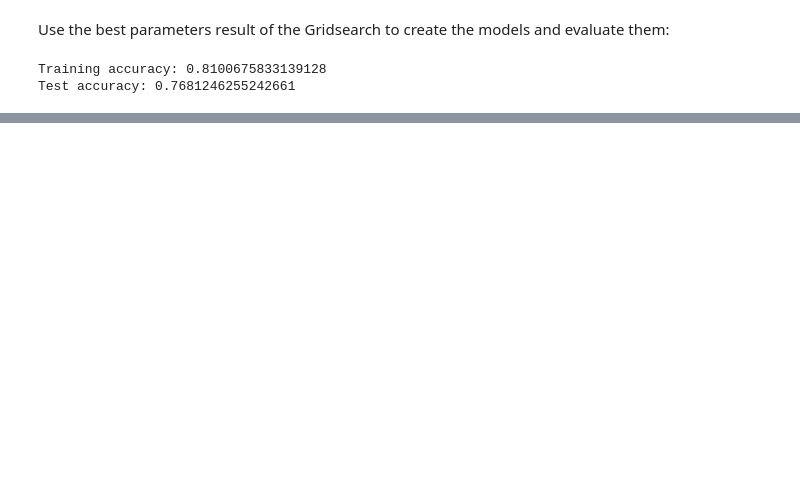
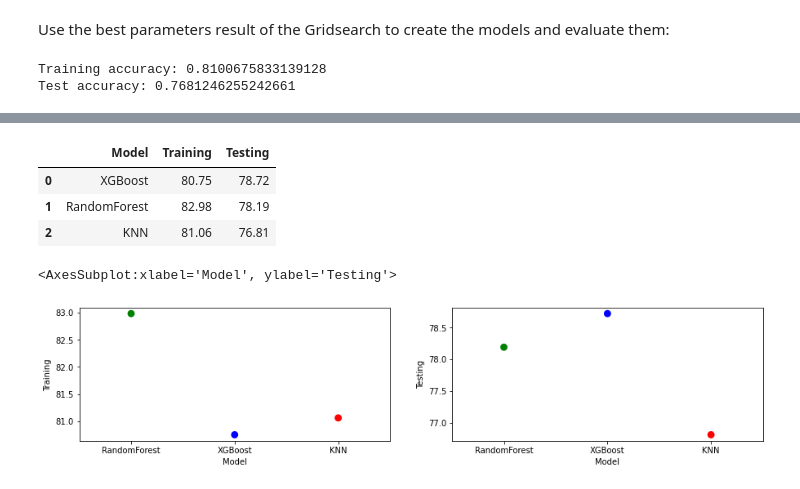
Before and after one commit to Arimoro2020/Predicting_Churn_telecomUsers, a Jupyter notebook: Model_Building.ipynb, the cells around one changed output, grey strips where cells are left out. Cells and saved outputs as stored; diff of their text form; code cells hidden in the pictures; blank space fills up the shorter version.

```diff
--- a/Model_Building.ipynb
+++ b/Model_Building.ipynb
@@ -295 +297,17 @@ Training accuracy: 0.8075040783034257
 Test accuracy: 0.7872977831036548
+# %%
+accuracy_df = pd.read_excel('Model Accuracies.xlsx')
+accuracy_df.head()
+# %% [output]
+|  | Model | Training | Testing |
+| 0 | XGBoost | 80.75 | 78.72 |
+| 1 | RandomForest | 82.98 | 78.19 |
+| 2 | KNN | 81.06 | 76.81 |
+# %%
+fig, axs = plt.subplots(ncols=2, figsize=(15,3))
+sns.pointplot(x='Model', y='Training', data=accuracy_df, order=['RandomForest', 'XGBoost','KNN'], palette=['green', 'blue', 'red'], ax=axs[0])
+sns.pointplot(x='Model', y='Testing', data=accuracy_df, order=['RandomForest', 'XGBoost','KNN'], palette=['green', 'blue', 'red'], linestyles='--', ax=axs[1])
+#sns.lineplot(x='Training', y='Testing', hue="Model", data=accuracy_df, ax=axs[2])
+# %% [output]
+<AxesSubplot:xlabel='Model', ylabel='Testing'>
+[figure, added]
```
Also changed, not shown: parts of 5 cells of this notebook.
